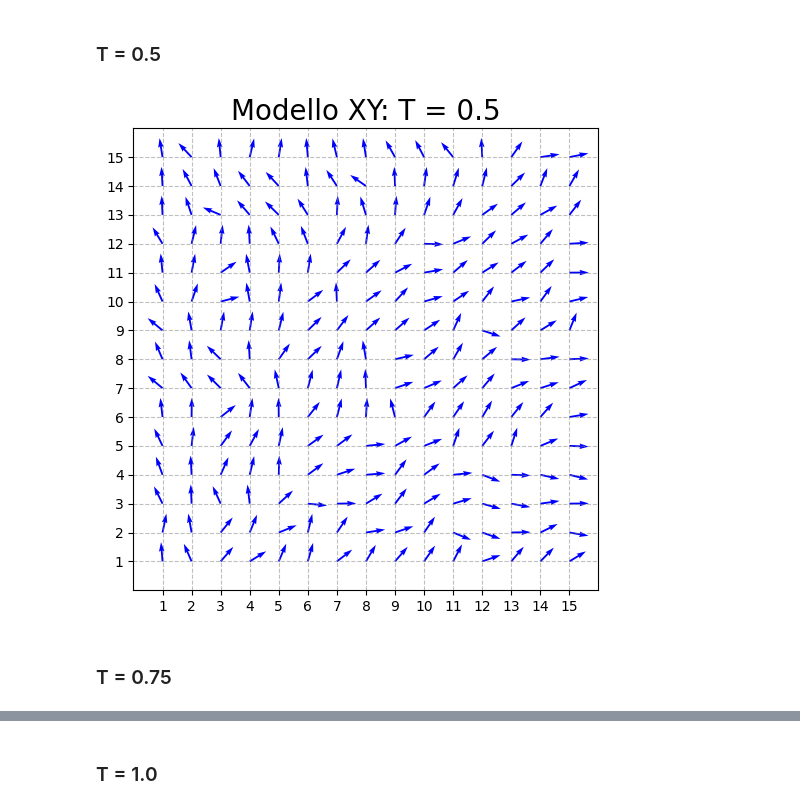
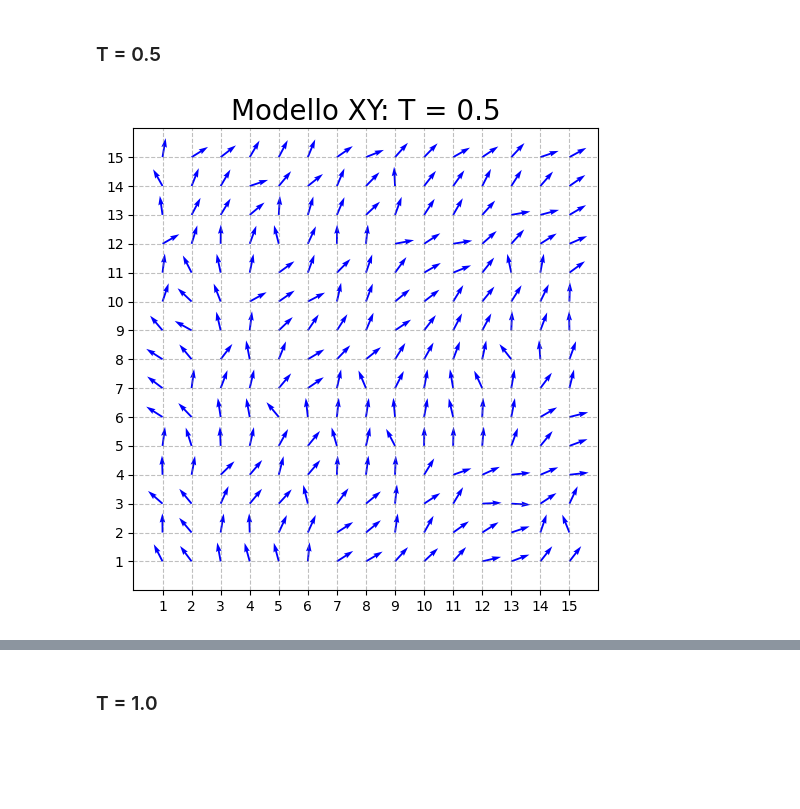
Before and after one commit to Negrini085/Simulazione-di-Materia-Condensata, a Jupyter notebook: Approfondimento/ModelloXY/analisi/confTeo.ipynb, the cells around one changed output, grey strips where cells are left out. Drawn from its saved outputs; the diff is of its cells as text; code cells hidden in the pictures; blank space fills up the shorter version.

```diff
--- a/Approfondimento/ModelloXY/analisi/confTeo.ipynb
+++ b/Approfondimento/ModelloXY/analisi/confTeo.ipynb
@@ -44,26 +19,24 @@ plt.show()
 ### T = 0.5
 # %%
 L = 15
-angles = np.loadtxt("obs/conf/conf_t0.5.out")
+angles = np.loadtxt("conf/conf_t0.5_size100.out")
 angles = angles[20:35, 20:35]
 
 
 
 x, y = np.meshgrid(np.arange(1, L+1), np.arange(1, L+1))
 
 u = np.cos(angles)
 v = np.sin(angles)
 
 plt.figure(figsize=(6,6))
 plt.quiver(x, y, u, v, angles='xy', scale_units='xy', scale=1.5, color='b')
 plt.xlim(0, L+1)
 plt.ylim(0, L+1)
 plt.xticks(range(1,L+1))
 plt.yticks(range(1,L+1))
 plt.grid(True, linestyle='--', alpha=0.5, color='gray')
 plt.title("Modello XY: T = 0.5", fontsize=20)
 plt.show()
 # %% [output]
-[figure, old version]
+[figure, new version]
-# %% [markdown]
-### T = 0.75
```
Also changed, not shown: parts of 13 cells of this notebook, 15 other files.
